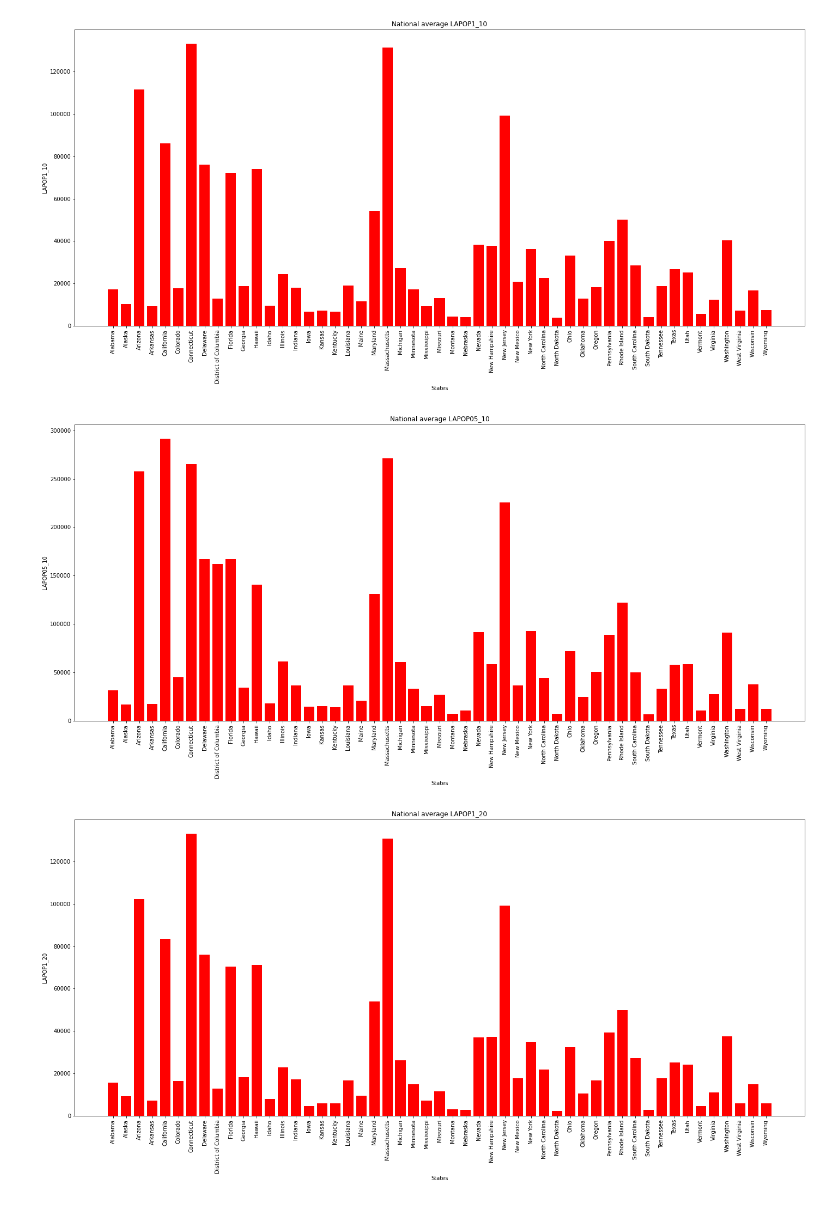
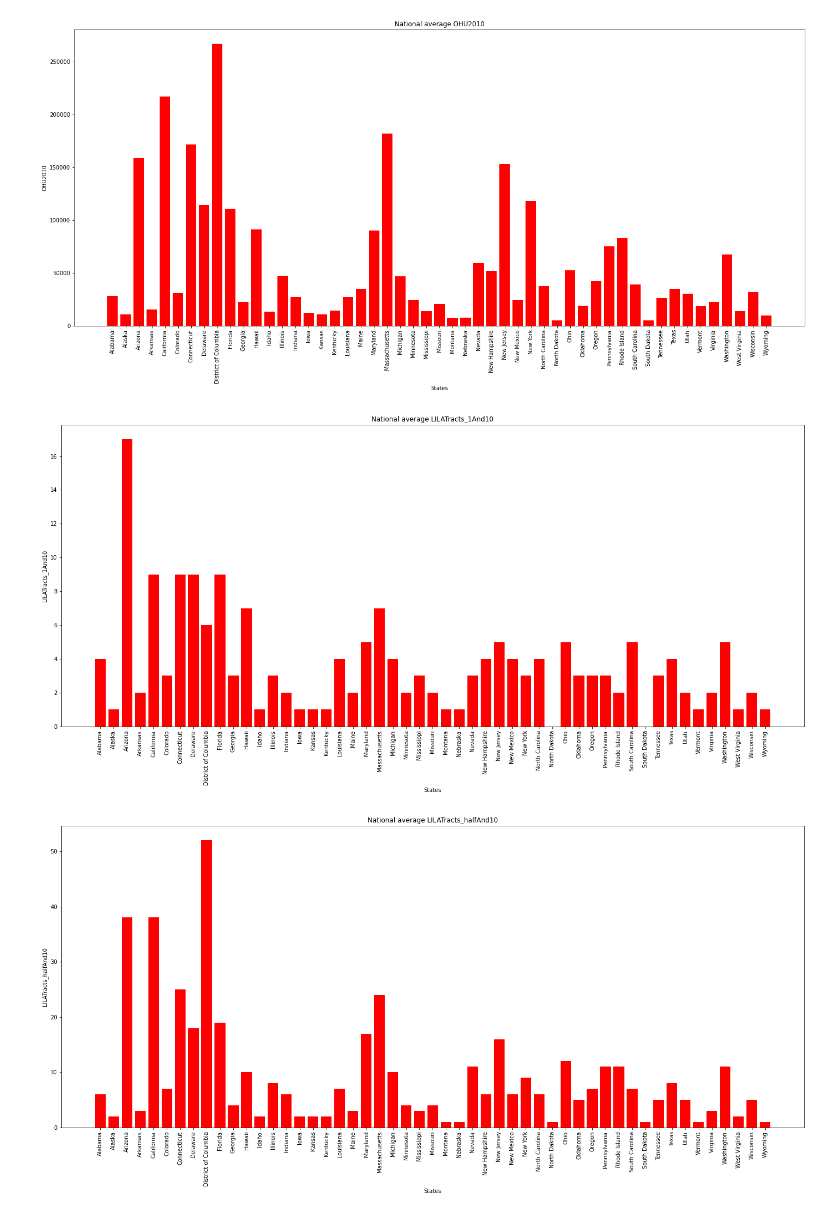
Before and after one commit to Ssimoes48/Food-Deserts-Analysis, a Jupyter notebook: BarGraphForloop.ipynb, the cells around one changed output. Saved outputs shown, nothing was run; the diff lists cells and outputs as text; code cells hidden in the pictures.

```diff
--- a/BarGraphForloop.ipynb
+++ b/BarGraphForloop.ipynb
@@ -6,7 +6,7 @@ import scipy.stats as linregress
 import matplotlib.pyplot as plt
 import numpy as np
 # %%
-combined = "output/true_combined.csv"
+combined = "output/my_combined.csv"
 combined_df = pd.read_csv(combined)
 combined_df
 # %% [output]
@@ -31,7 +31,8 @@ the_state = state.iat[0,0]
 counties = state["County"].tolist()
 x_axis = np.arange(len(counties))
 # %%
-categories = ["POP2010", "LAPOP1_10", "LAPOP05_10", "LAPOP1_20", "LALOWI1_10", "LALOWI05_10",
+categories = ["POP2010", "OHU2010", "LILATracts_1And10", "LILATracts_halfAnd10", "LILATracts_1And20",
+              "LILATracts_Vehicle", "LAPOP1_10", "LAPOP05_10", "LAPOP1_20", "LALOWI1_10", "LALOWI05_10",
              "LALOWI1_20", "lapophalf", "TractKids", "TractSeniors", "TractWhite",
              "TractBlack", "TractAsian", "TractNHOPI", "TractHispanic", "# Unemployed",
               "# Deaths"]
@@ -64,6 +65,8 @@ for category in categories:
 # %%
 average_df = combined_df.groupby("State").agg({"POP2010": "mean", "OHU2010": "mean", "PovertyRate": "mean",
-                                            "MedianFamilyIncome": "mean", "LAPOP1_10": "mean",
+                                            "MedianFamilyIncome": "mean", "LILATracts_1And10": "mean",
+                                            "LILATracts_halfAnd10": "mean", "LILATracts_1And20": "mean",
+                                             "LILATracts_Vehicle": "mean", "LAPOP1_10": "mean",
                                             "LAPOP05_10": "mean", "LAPOP1_20": "mean", "LAPOP1_10": "mean",
                                            "LALOWI1_10": "mean", "LALOWI05_10": "mean", "LALOWI1_20": "mean",
                                            "lapophalf": "mean", "TractKids": "mean", "TractSeniors": "mean",
@@ -99,25 +102,26 @@ average_df
 # %%
-means = ["POP2010", "LAPOP1_10", "LAPOP05_10", "LAPOP1_20", "LALOWI1_10", "LALOWI05_10",
+means = ["POP2010", "OHU2010", "LILATracts_1And10", "LILATracts_halfAnd10", "LILATracts_1And20",
+              "LILATracts_Vehicle", "LAPOP1_10", "LAPOP05_10", "LAPOP1_20", "LALOWI1_10", "LALOWI05_10",
              "LALOWI1_20", "lapophalf", "TractKids", "TractSeniors", "TractWhite",
              "TractBlack", "TractAsian", "TractNHOPI", "TractHispanic", "# Unemployed",
               "# Deaths"]
 
 states = average_df.index.values.tolist()
 x_axis = np.arange(len(states))
 
 for mean in means:
     f, ax = plt.subplots(figsize=(24,10))
     y_axis = average_df[mean].tolist()
     plt.bar(x_axis, y_axis, color='red', align='center')
     tick_loc = [value for value in x_axis]
     plt.xticks(tick_loc, states, rotation=90)
     plt.xlabel("States")
     plt.ylabel(mean)
     plt.title(f"National average {mean}")
     plt.savefig(f'bar_graphs/national_avg_{mean}.png')
     plt.show()
 # %% [output]
 [figure]
-[figure, old version]
+[figure, new version]
-[figure, old version]
+[figure, new version]
-[figure, old version]
+[figure, new version]
```
Also changed, not shown: parts of 6 cells of this notebook, 12 other files.
